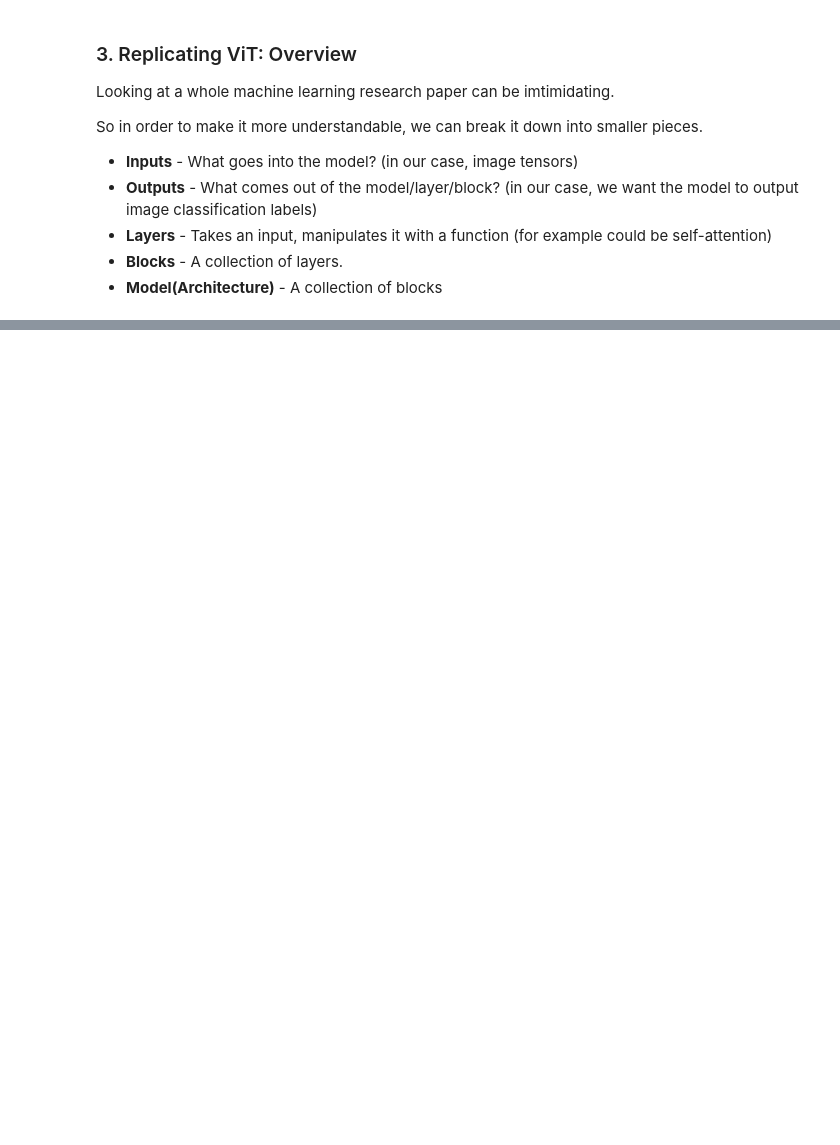
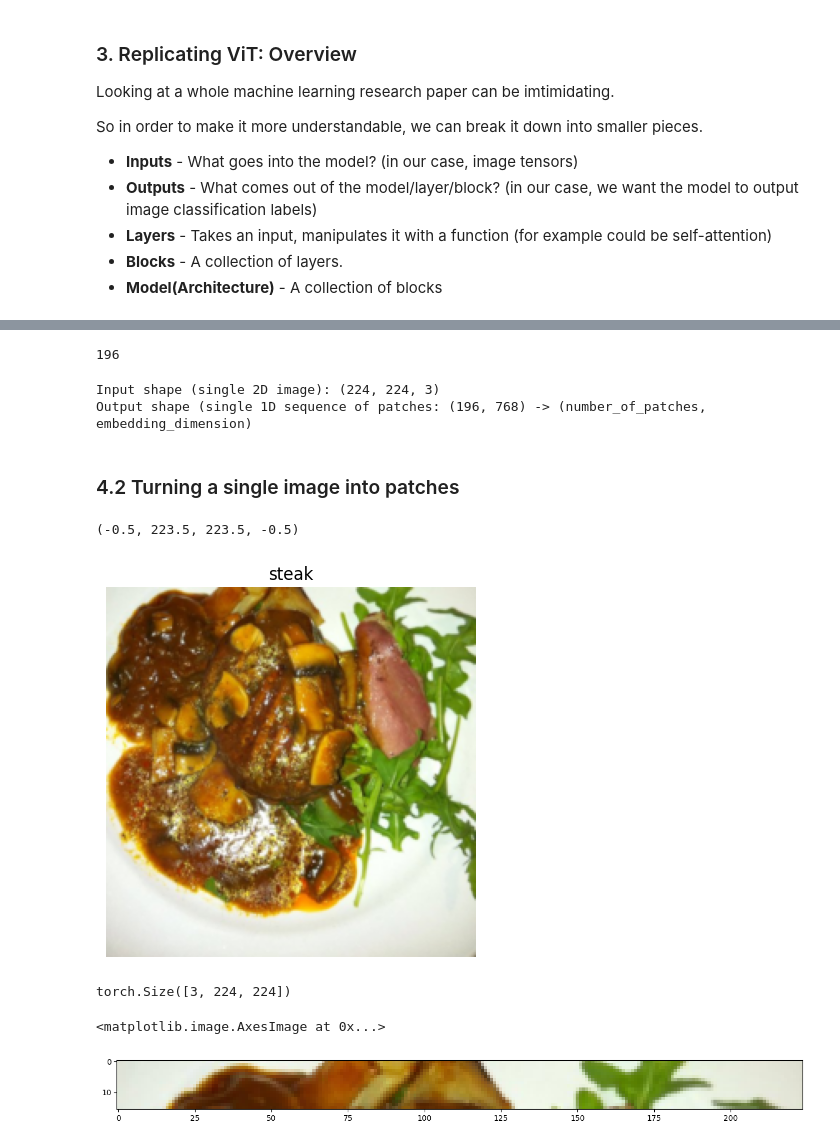
Before and after one commit to beyzoskaya/PyTorch_deepLearning, a Jupyter notebook: 08_pytorch_paper_replicating.ipynb, the cells around one changed output, grey strips where cells are left out. Cells and saved outputs as stored; diff of their text form; code cells hidden in the pictures; blank space fills up the shorter version.

```diff
--- a/08_pytorch_paper_replicating.ipynb
+++ b/08_pytorch_paper_replicating.ipynb
@@ -260,0 +289,49 @@ y = Linear_layer(LN_layer(x_output_MLP_block))
+# %%
+# Create example values
+height = 224
+width = 224
+color_channels = 3
+patch_size = 16
+
+# Calculate the number of patches
+number_of_patches = int((height * width) / patch_size**2)
+number_of_patches
+# %% [output]
+196
+# %%
+# Input shape
+embedding_layer_input_shape = (height, width, color_channels)
+
+# Output shape
+embedding_layer_output_shape = (number_of_patches, patch_size**2 * color_channels)
+
+print(f"Input shape (single 2D image): {embedding_layer_input_shape}")
+print(f"Output shape (single 1D sequence of patches: {embedding_layer_output_shape} -> (number_of_patches, embedding_dimension)")
+# %% [output]
+Input shape (single 2D image): (224, 224, 3)
+Output shape (single 1D sequence of patches: (196, 768) -> (number_of_patches, embedding_dimension)
+# %% [markdown]
+### 4.2 Turning a single image into patches
+# %%
+# View a single image
+plt.imshow(image.permute(1,2,0))
+plt.title(class_names[label])
+plt.axis(False)
+# %% [output]
+(-0.5, 223.5, 223.5, -0.5)
+[figure, added]
+# %%
+image.shape
+# %% [output]
+torch.Size([3, 224, 224])
+# %%
+# Get the top row of the image
+image_permuted = image.permute(1,2,0) # convert image to color channels last (H, W, C)
+
+# Index to plot the top row of pixels
+patch_size = 16
+plt.figure(figsize=(patch_size, patch_size))
+plt.imshow(image_permuted[:patch_size, :, :])
+# %% [output]
+<matplotlib.image.AxesImage at 0x...>
+[figure, added]
```
Also changed, not shown: parts of 23 cells of this notebook.
